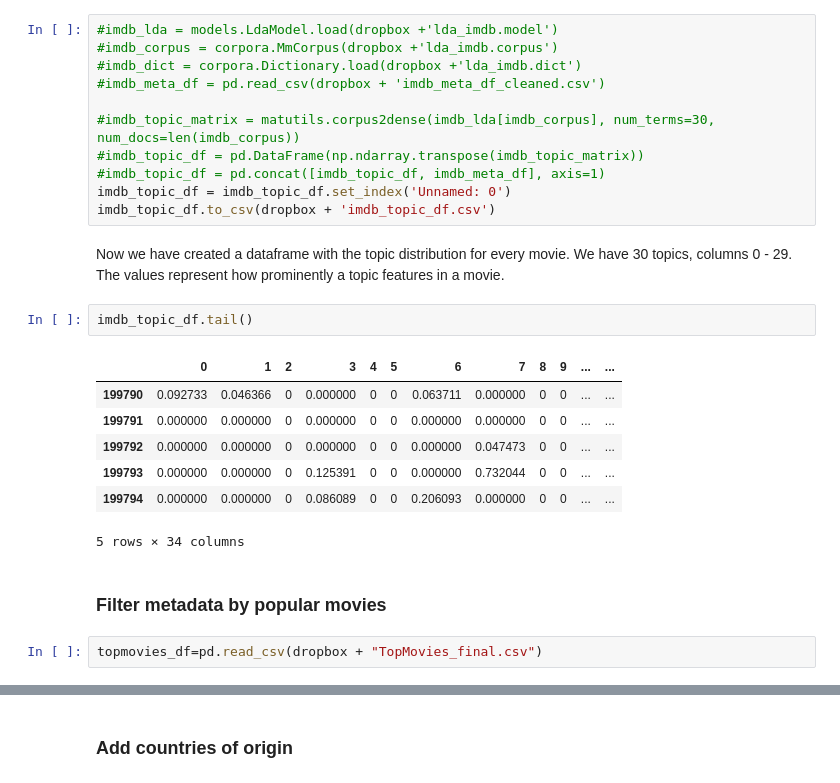
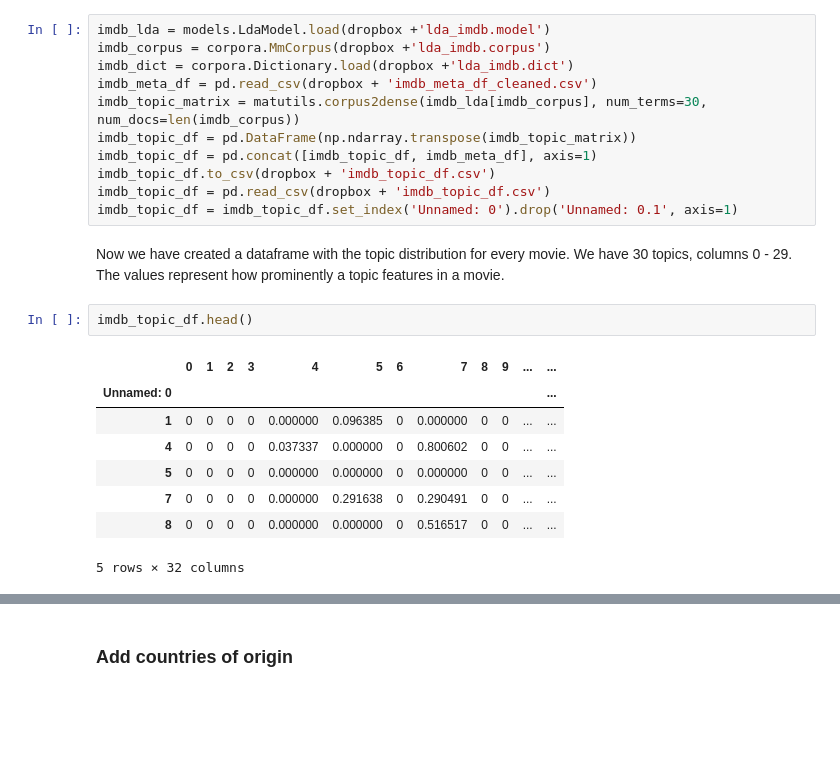
Before and after one commit to soorajmr/moviemeta, a Jupyter notebook: notebooks/topic_distribution.ipynb, the cells around one changed output, grey strips where cells are left out. Drawn from its saved outputs; the diff is of its cells as text; blank space fills up the shorter version.

```diff
--- a/notebooks/topic_distribution.ipynb
+++ b/notebooks/topic_distribution.ipynb
@@ -51,29 +51,26 @@ imdb_topic_labels ={0:'magic, myths',
 # %% [markdown]
 ## LDA topic distribution for IMDB data
 # %%
-#imdb_lda = models.LdaModel.load(dropbox +'lda_imdb.model')
-#imdb_corpus = corpora.MmCorpus(dropbox +'lda_imdb.corpus')
-#imdb_dict = corpora.Dictionary.load(dropbox +'lda_imdb.dict')
-#imdb_meta_df = pd.read_csv(dropbox + 'imdb_meta_df_cleaned.csv')
-
-#imdb_topic_matrix = matutils.corpus2dense(imdb_lda[imdb_corpus], num_terms=30, num_docs=len(imdb_corpus))
-#imdb_topic_df = pd.DataFrame(np.ndarray.transpose(imdb_topic_matrix))
-#imdb_topic_df = pd.concat([imdb_topic_df, imdb_meta_df], axis=1)
-imdb_topic_df = imdb_topic_df.set_index('Unnamed: 0')
+imdb_lda = models.LdaModel.load(dropbox +'lda_imdb.model')
+imdb_corpus = corpora.MmCorpus(dropbox +'lda_imdb.corpus')
+imdb_dict = corpora.Dictionary.load(dropbox +'lda_imdb.dict')
+imdb_meta_df = pd.read_csv(dropbox + 'imdb_meta_df_cleaned.csv')
+imdb_topic_matrix = matutils.corpus2dense(imdb_lda[imdb_corpus], num_terms=30, num_docs=len(imdb_corpus))
+imdb_topic_df = pd.DataFrame(np.ndarray.transpose(imdb_topic_matrix))
+imdb_topic_df = pd.concat([imdb_topic_df, imdb_meta_df], axis=1)
 imdb_topic_df.to_csv(dropbox + 'imdb_topic_df.csv')
+imdb_topic_df = pd.read_csv(dropbox + 'imdb_topic_df.csv')
+imdb_topic_df = imdb_topic_df.set_index('Unnamed: 0').drop('Unnamed: 0.1', axis=1)
 # %% [markdown]
 Now we have created a dataframe with the topic distribution for every movie. We have 30 topics, columns 0 - 29. The values represent how prominently a topic features in a movie.
 # %%
-imdb_topic_df.tail()
+imdb_topic_df.head()
 # %% [output]
 |  | 0 | 1 | 2 | 3 | 4 | 5 | 6 | 7 | 8 | 9 | ... | ... |
-| 199790 | 0.092733 | 0.046366 | 0 | 0.000000 | 0 | 0 | 0.063711 | 0.000000 | 0 | 0 | ... | ... |
-| 199791 | 0.000000 | 0.000000 | 0 | 0.000000 | 0 | 0 | 0.000000 | 0.000000 | 0 | 0 | ... | ... |
-| 199792 | 0.000000 | 0.000000 | 0 | 0.000000 | 0 | 0 | 0.000000 | 0.047473 | 0 | 0 | ... | ... |
-| 199793 | 0.000000 | 0.000000 | 0 | 0.125391 | 0 | 0 | 0.000000 | 0.732044 | 0 | 0 | ... | ... |
-| 199794 | 0.000000 | 0.000000 | 0 | 0.086089 | 0 | 0 | 0.206093 | 0.000000 | 0 | 0 | ... | ... |
+| Unnamed: 0 |  |  |  |  |  |  |  |  |  |  |  | ... |
+| 1 | 0 | 0 | 0 | 0 | 0.000000 | 0.096385 | 0 | 0.000000 | 0 | 0 | ... | ... |
+| 4 | 0 | 0 | 0 | 0 | 0.037337 | 0.000000 | 0 | 0.800602 | 0 | 0 | ... | ... |
+| 5 | 0 | 0 | 0 | 0 | 0.000000 | 0.000000 | 0 | 0.000000 | 0 | 0 | ... | ... |
+| 7 | 0 | 0 | 0 | 0 | 0.000000 | 0.291638 | 0 | 0.290491 | 0 | 0 | ... | ... |
+| 8 | 0 | 0 | 0 | 0 | 0.000000 | 0.000000 | 0 | 0.516517 | 0 | 0 | ... | ... |
-5 rows × 34 columns
+5 rows × 32 columns
-# %% [markdown]
-### Filter metadata by popular movies
-# %%
-topmovies_df=pd.read_csv(dropbox + "TopMovies_final.csv")
```
Also changed, not shown: parts of 41 cells of this notebook, 2 other files.
